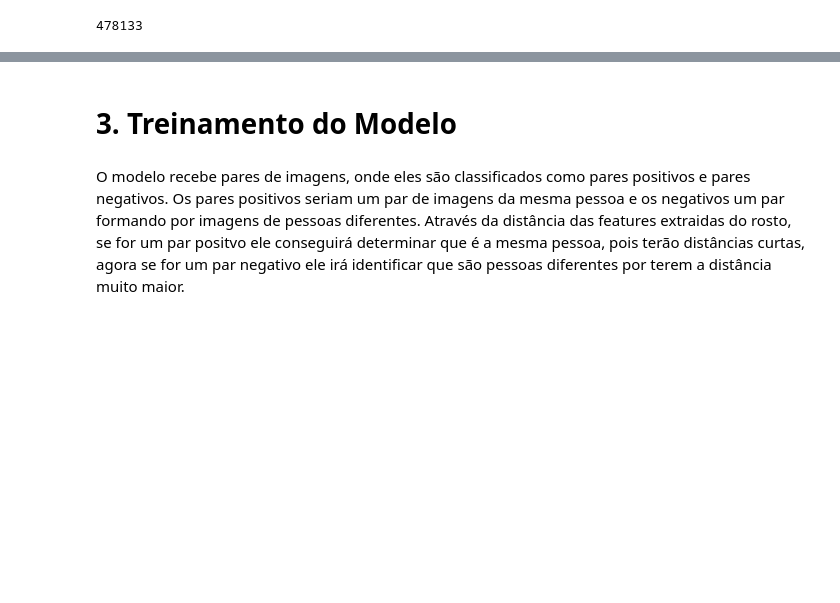
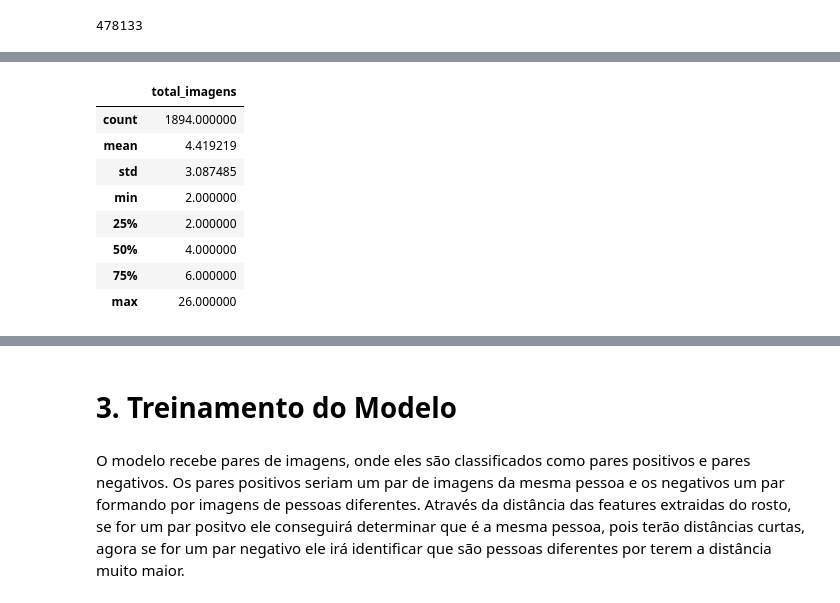
Before and after one commit to Carlos-Vic/face-recognition, a Jupyter notebook: notebook/carlos-oliveira-solution.ipynb, the cells around one changed output, grey strips where cells are left out. Cells and saved outputs as stored; diff of their text form; code cells hidden in the pictures; blank space fills up the shorter version.

```diff
--- a/notebook/carlos-oliveira-solution.ipynb
+++ b/notebook/carlos-oliveira-solution.ipynb
@@ -388,0 +404,12 @@ with open('/kaggle/working/valid_images.pkl', 'rb') as f:
+# %%
+df.describe()
+# %% [output]
+|  | total_imagens |
+| count | 1894.000000 |
+| mean | 4.419219 |
+| std | 3.087485 |
+| min | 2.000000 |
+| 25% | 2.000000 |
+| 50% | 4.000000 |
+| 75% | 6.000000 |
+| max | 26.000000 |
```
Also changed, not shown: parts of 11 cells of this notebook.
